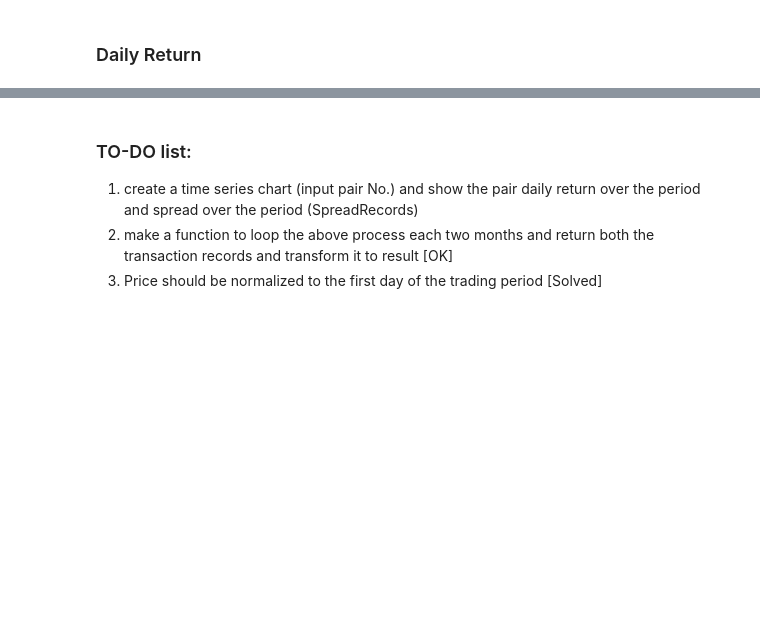
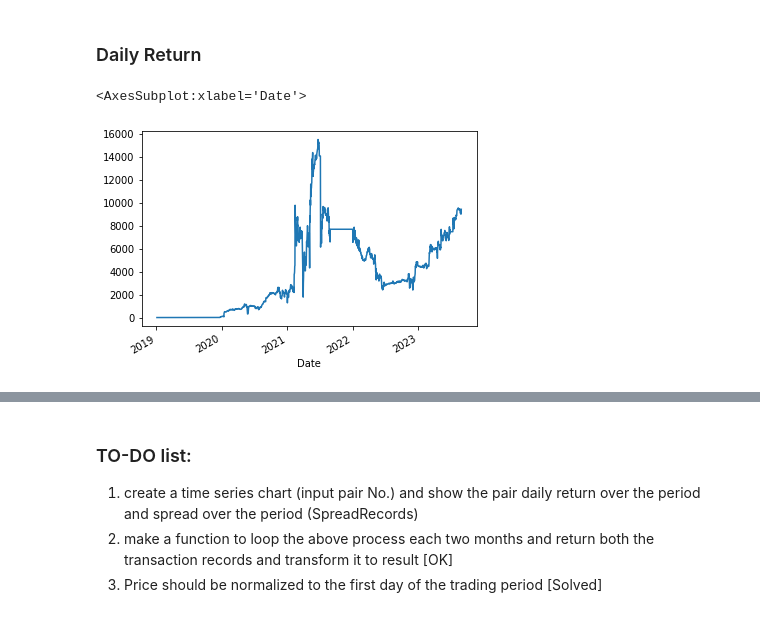
Before and after one commit to harryho71/CB4001, a Jupyter notebook: Distance Method.ipynb, the cells around one changed output, grey strips where cells are left out. Cells and saved outputs as stored; diff of their text form; code cells hidden in the pictures; blank space fills up the shorter version.

```diff
--- a/Distance Method.ipynb
+++ b/Distance Method.ipynb
@@ -331,2 +313,26 @@ Name: Total Return, dtype: float64
 # %% [markdown]
 ### Daily Return
+# %%
+def getcumReturns(cryptoPriceDf, result):
+    cumReturn = pd.DataFrame()
+    # loop through each row
+    for idx, row in result.iterrows():
+        crpyto1StartPrice = cryptoPriceDf.loc[row['Start Date'], row['long crypto']]
+        crpyto2StartPrice = cryptoPriceDf.loc[row['Start Date'], row['short crypto']]
+        crpyto1cumReturn = cryptoPriceDf.loc[row['Start Date']:row['End Date'], row['long crypto']] / crpyto1StartPrice - 1
+        crpyto2cumReturn = cryptoPriceDf.loc[row['Start Date']:row['End Date'], row['short crypto']] / crpyto2StartPrice - 1
+        cumReturnSeries = crpyto1cumReturn - crpyto2cumReturn
+        cumReturnSeries.name = row['long crypto'] + " " + row['short crypto'] + " " + str(row['Period No.']) + + " " + str(row['Round Trip No.'])
+        cumReturn = cumReturn.merge(cumReturnSeries, left_index=True, right_index=True, how="outer")
+    return cumReturn
+# %%
+cumReturns = getcumReturns(cryptoPriceDf, result)
+dailyReturns = np.exp(np.log(cumReturns + 1).diff()) - 1 # OR (cumReturns + 1) / (cumReturns.shift(1) + 1) - 1
+averageDailyReturn = dailyReturns.mean(axis=1)
+averageDailyReturn = averageDailyReturn.fillna(0)
+averageCumReturn = np.cumprod(1 +averageDailyReturn) - 1
+# %%
+averageCumReturn.plot()
+# %% [output]
+<AxesSubplot:xlabel='Date'>
+[figure, added]
```
Also changed, not shown: parts of 5 cells of this notebook, 2 other files.
